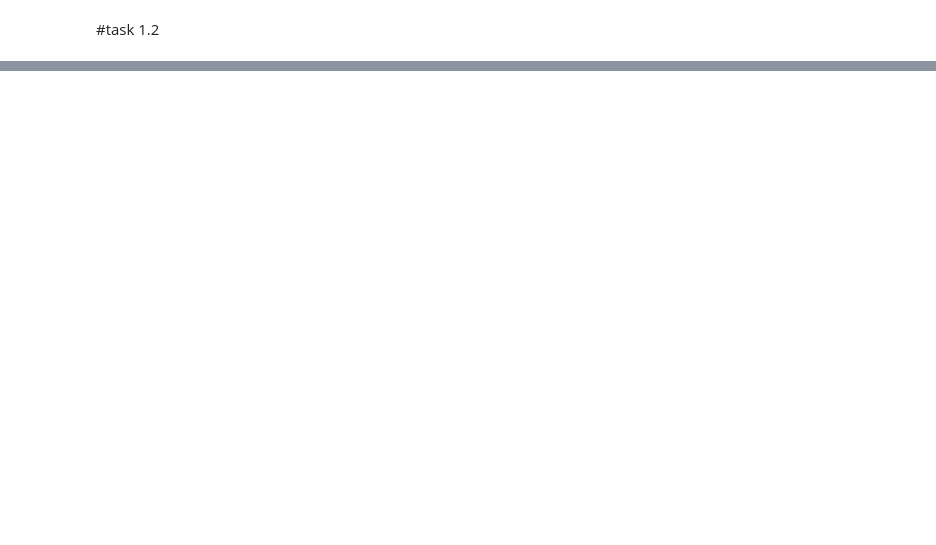
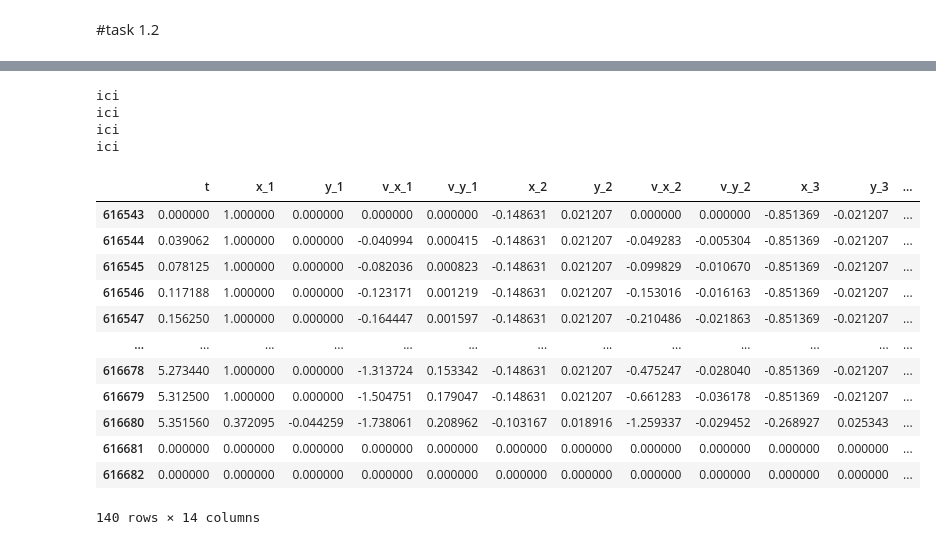
Before and after one commit to PLONTZNathan/MachineLearning_Assignment1, a Jupyter notebook: src/task1.ipynb, the cells around one changed output, grey strips where cells are left out. Cells and saved outputs as stored; diff of their text form; code cells hidden in the pictures; blank space fills up the shorter version.

```diff
--- a/src/task1.ipynb
+++ b/src/task1.ipynb
@@ -152,16 +326,2 @@ get_index_initial_point(800)
 # %% [markdown]
 #task 1.2
-# %%
-def replicate_initial_position_by_block(df):
-
-    coords = ["x_1", "y_1", "v_x_1", "v_y_1", "x_2", "y_2", "v_x_2", "v_y_2", "x_3", "y_3", "v_x_3", "v_y_3"]
-    block_size = 257
-    n = len(df)
-    train_after_split_copy = df.copy(deep=True)
-
-    for i in range(0, n, block_size):
-        end_idx = min(i + block_size, n)
-        first_row = train_after_split_copy.iloc[i][coords].values
-        train_after_split_copy.iloc[i:end_idx, train_after_split_copy.columns.get_indexer(coords)] = first_row
-
-    return train_after_split_copy
@@ -295,0 +328,53 @@ array([[ 4.44839747e-01,  9.70769195e-02, -2.96443108e-02,
+# %%
+def replicate_initial_position_by_block(df):
+    print("ici")
+    coords = ["x_1", "y_1",
+              "x_2", "y_2",
+              "x_3", "y_3"]
+
+    copy = df.copy()
+    data = copy[coords].values
+    t_values = copy["t"].values
+
+    # Détecter le début des blocs
+    block_starts = np.where(t_values == 0)[0]
+    block_starts = np.append(block_starts, len(df))  # ajouter fin du dernier bloc
+
+    # Répliquer la position initiale pour chaque bloc
+    for i in range(len(block_starts) - 1):
+        start, end = block_starts[i], block_starts[i + 1]
+        data[start:end] = data[start]  # réplication vectorisée
+
+        # Dernière ligne : ne copier que si t == 10
+        last_idx = end - 1
+        if t_values[last_idx] != 10:
+            data[last_idx] = copy.iloc[last_idx][coords].values
+
+    copy[coords] = data
+    return copy
+# %%
+train_entry=replicate_initial_position_by_block(train_after_split)
+train_entry_with_first_collision=replicate_initial_position_by_block(train_with_first_collision)
+validation_entry=replicate_initial_position_by_block(validation_after_split)
+test_entry=replicate_initial_position_by_block(test_after_split)
+# %% [output]
+ici
+ici
+ici
+ici
+# %%
+train_entry.iloc[257*2:257*2+140:]#MODIFIER LES DONN
+# %% [output]
+|  | t | x_1 | y_1 | v_x_1 | v_y_1 | x_2 | y_2 | v_x_2 | v_y_2 | x_3 | y_3 | ... |
+| 616543 | 0.000000 | 1.000000 | 0.000000 | 0.000000 | 0.000000 | -0.148631 | 0.021207 | 0.000000 | 0.000000 | -0.851369 | -0.021207 | ... |
+| 616544 | 0.039062 | 1.000000 | 0.000000 | -0.040994 | 0.000415 | -0.148631 | 0.021207 | -0.049283 | -0.005304 | -0.851369 | -0.021207 | ... |
+| 616545 | 0.078125 | 1.000000 | 0.000000 | -0.082036 | 0.000823 | -0.148631 | 0.021207 | -0.099829 | -0.010670 | -0.851369 | -0.021207 | ... |
+| 616546 | 0.117188 | 1.000000 | 0.000000 | -0.123171 | 0.001219 | -0.148631 | 0.021207 | -0.153016 | -0.016163 | -0.851369 | -0.021207 | ... |
+| 616547 | 0.156250 | 1.000000 | 0.000000 | -0.164447 | 0.001597 | -0.148631 | 0.021207 | -0.210486 | -0.021863 | -0.851369 | -0.021207 | ... |
+| ... | ... | ... | ... | ... | ... | ... | ... | ... | ... | ... | ... | ... |
+| 616678 | 5.273440 | 1.000000 | 0.000000 | -1.313724 | 0.153342 | -0.148631 | 0.021207 | -0.475247 | -0.028040 | -0.851369 | -0.021207 | ... |
+| 616679 | 5.312500 | 1.000000 | 0.000000 | -1.504751 | 0.179047 | -0.148631 | 0.021207 | -0.661283 | -0.036178 | -0.851369 | -0.021207 | ... |
+| 616680 | 5.351560 | 0.372095 | -0.044259 | -1.738061 | 0.208962 | -0.103167 | 0.018916 | -1.259337 | -0.029452 | -0.268927 | 0.025343 | ... |
+| 616681 | 0.000000 | 0.000000 | 0.000000 | 0.000000 | 0.000000 | 0.000000 | 0.000000 | 0.000000 | 0.000000 | 0.000000 | 0.000000 | ... |
+| 616682 | 0.000000 | 0.000000 | 0.000000 | 0.000000 | 0.000000 | 0.000000 | 0.000000 | 0.000000 | 0.000000 | 0.000000 | 0.000000 | ... |
+140 rows × 14 columns
```
Also changed, not shown: parts of 48 cells of this notebook, 1 other file.
